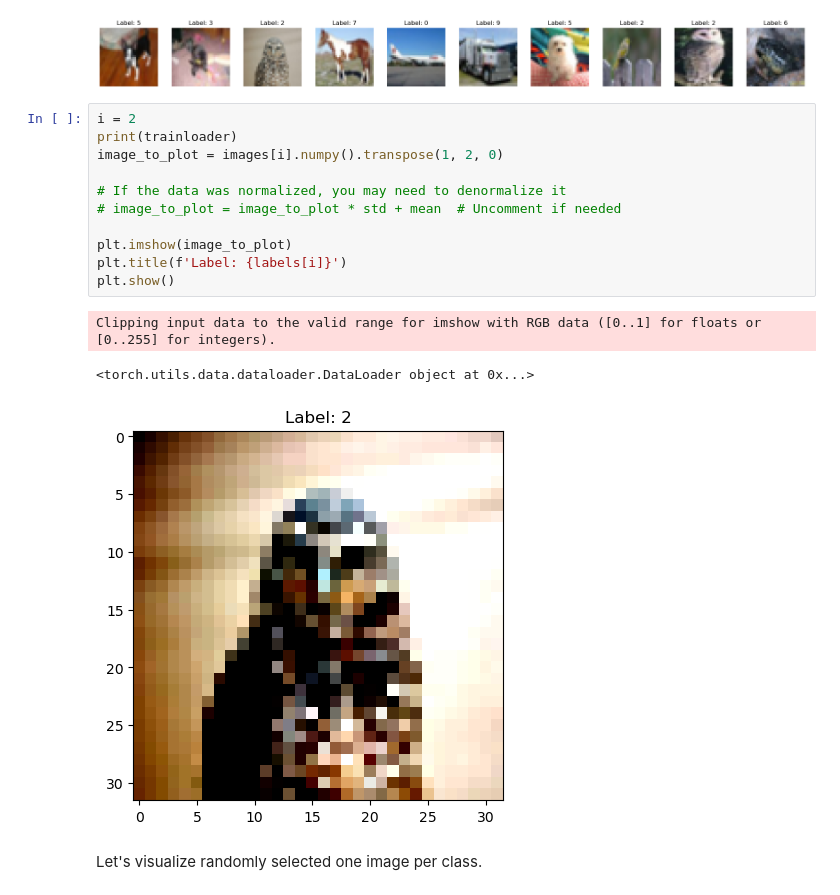
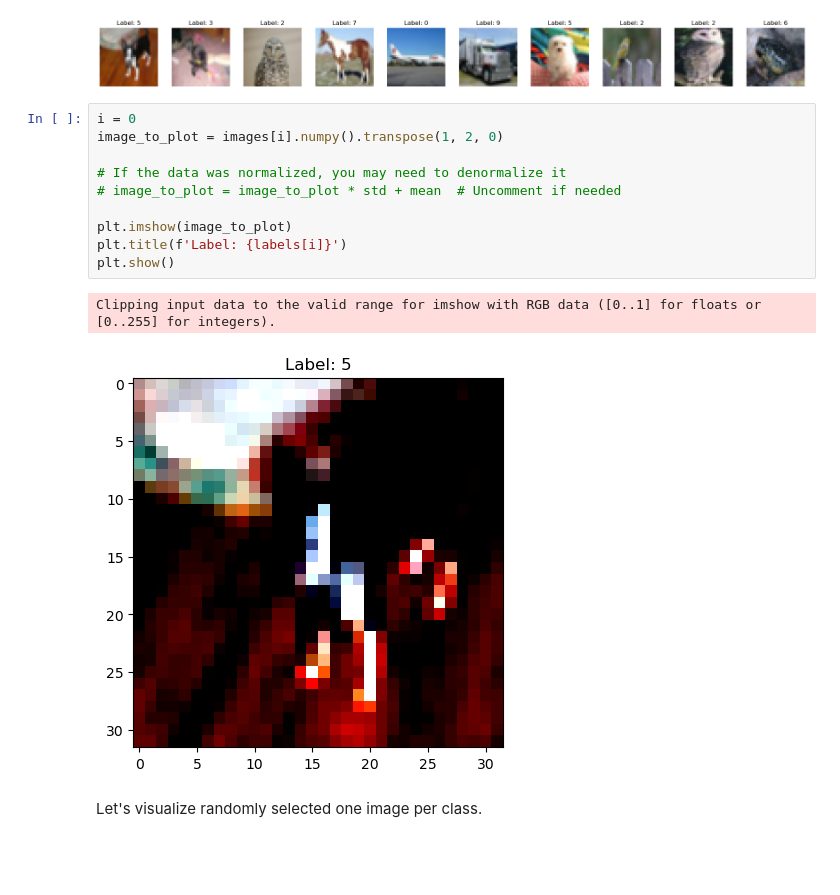
Before and after one commit to SongzeYang0721/Data_Distillation_and_Neural_Collpase, a Jupyter notebook: Vis_Demo.ipynb, the cells around one changed output. Drawn from its saved outputs; the diff is of its cells as text; blank space fills up the shorter version.

```diff
--- a/Vis_Demo.ipynb
+++ b/Vis_Demo.ipynb
@@ -110,20 +110,18 @@ visualize_images(images, labels)
 # %% [output]
 [figure]
 # %%
-i = 2
-print(trainloader)
+i = 0
 image_to_plot = images[i].numpy().transpose(1, 2, 0)
 
 # If the data was normalized, you may need to denormalize it
 # image_to_plot = image_to_plot * std + mean  # Uncomment if needed
 
 plt.imshow(image_to_plot)
 plt.title(f'Label: {labels[i]}')
 plt.show()
 # %% [output]
 Clipping input data to the valid range for imshow with RGB data ([0..1] for floats or [0..255] for integers).
-<torch.utils.data.dataloader.DataLoader object at 0x...>
-[figure, old version]
+[figure, new version]
 # %% [markdown]
 Let's visualize randomly selected one image per class.
 # %%
```
Also changed, not shown: parts of 3 cells of this notebook, 2 other files.
